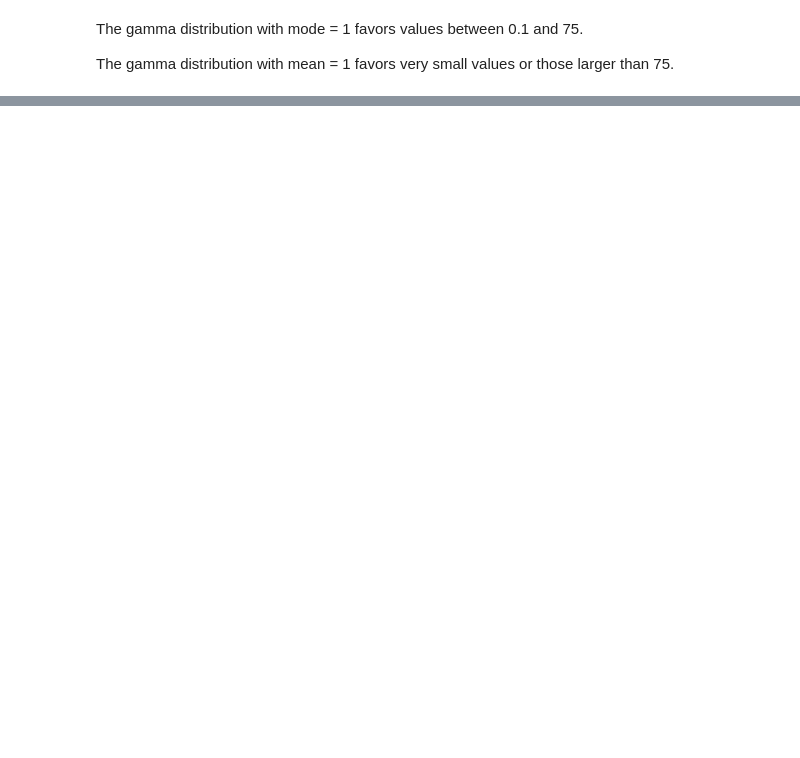
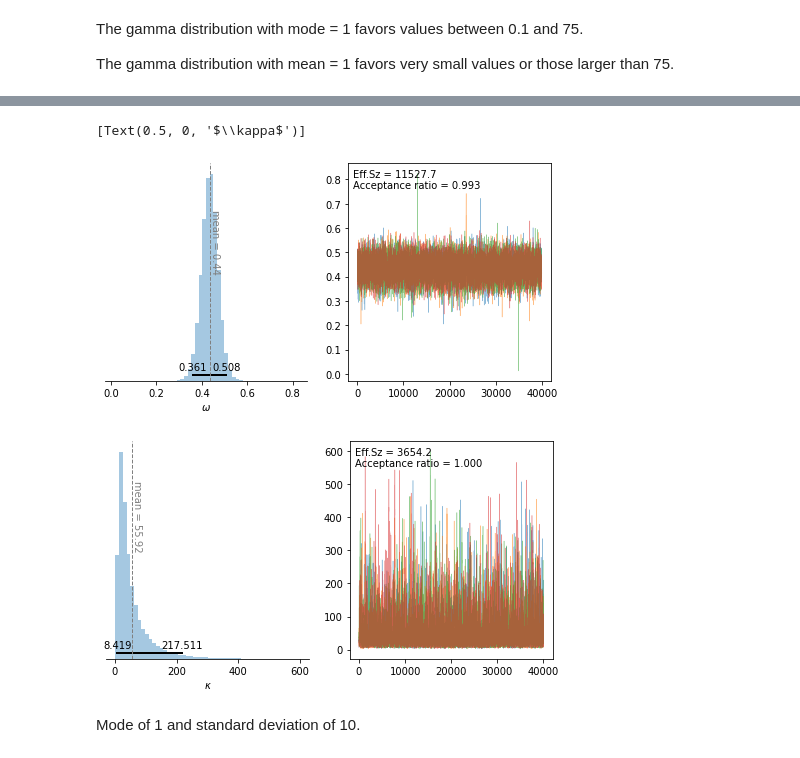
Before and after one commit to Nagasaki45/dbdapy, a Jupyter notebook: ch09.ipynb, the cells around one changed output, grey strips where cells are left out. Drawn from its saved outputs; the diff is of its cells as text; code cells hidden in the pictures; blank space fills up the shorter version.

```diff
--- a/ch09.ipynb
+++ b/ch09.ipynb
@@ -230,0 +88,2 @@ If the priors should be vague as possible mean 1 prior is probably better.
+# %%
+CHAINS = 4
@@ -230,0 +184,27 @@ If the priors should be vague as possible mean 1 prior is probably better.
+# %%
+code = """
+model {
+    for (s in 1:Nsubj) {
+        z[s] ~ dbin(theta[s], N[s])
+        theta[s] ~ dbeta(omega * (kappa - 2) + 1, (1 - omega) * (kappa - 2) + 1)
+    }
+    omega ~ dbeta(1, 1)
+    kappa <- kappaMinusTwo + 2
+    kappaMinusTwo ~ dgamma(shape, 1 / scale)
+}
+"""
+
+jags_data = {
+    'Nsubj': len(data['s'].unique()),
+    'N': data.groupby('s')['y'].count().values,
+    'z': data.groupby('s')['y'].sum().values,
+}
+# %%
+def run_jags_model_with_gamma_params(code, data, params):
+    data['shape'] = params.shape
+    data['scale'] = params.scale
+    model = pyjags.Model(code=code, data=data, chains=CHAINS)
+    return model.sample(
+        vars=['theta', 'omega', 'kappa'],
+        iterations=40_000,  # Aiming for >10k effective sample size on higher level params
+    )
@@ -230,0 +213,3 @@ If the priors should be vague as possible mean 1 prior is probably better.
+# %%
+gamma_params = gamma_params_from_mean_and_sd(1, 10)
+trace = run_jags_model_with_gamma_params(code, jags_data, gamma_params)
@@ -230,0 +221,11 @@ If the priors should be vague as possible mean 1 prior is probably better.
+# %%
+axes = plot_utils.trace(trace['omega'][0])
+axes[0].set(xlabel=r'$\omega$')
+axes = plot_utils.trace(trace['kappa'][0])
+axes[0].set(xlabel=r'$\kappa$')
+# %% [output]
+[Text(0.5, 0, '$\\kappa$')]
+[figure, added]
+[figure, added]
+# %% [markdown]
+Mode of 1 and standard deviation of 10.
```
Also changed, not shown: parts of 57 cells of this notebook, 1 other file.
